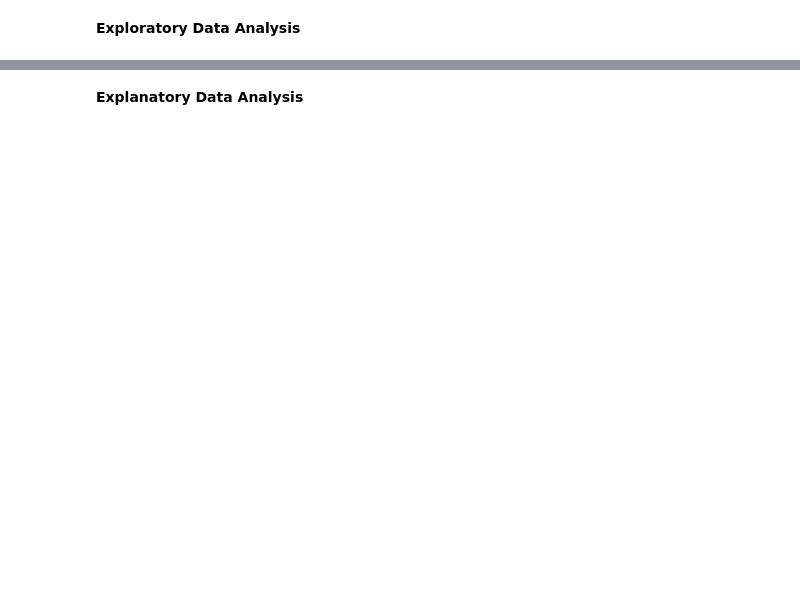
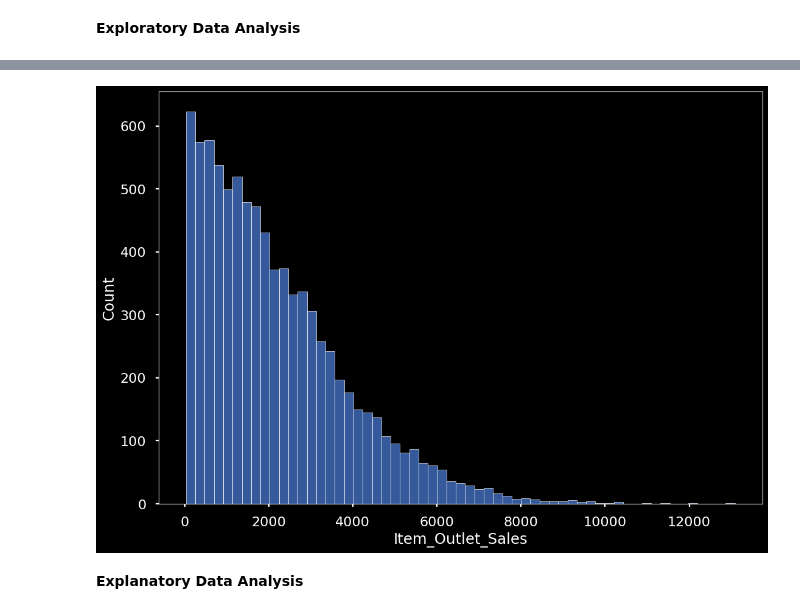
Before and after one commit to davegbade/Prediction-of-Product-Sales, a Jupyter notebook: Prediction of Product Sales.ipynb, the cells around one changed output, grey strips where cells are left out. Saved outputs shown, nothing was run; the diff lists cells and outputs as text; code cells hidden in the pictures; blank space fills up the shorter version.

```diff
--- a/Prediction of Product Sales.ipynb
+++ b/Prediction of Product Sales.ipynb
@@ -218,2 +330,6 @@ max         13086.964800
+# %%
+ax = sns.histplot(data = df_sale_predictions, x = 'Item_Outlet_Sales')
+# %% [output]
+[figure, added]
 # %% [markdown]
 **Explanatory Data Analysis**
```
Also changed, not shown: parts of 20 cells of this notebook.
